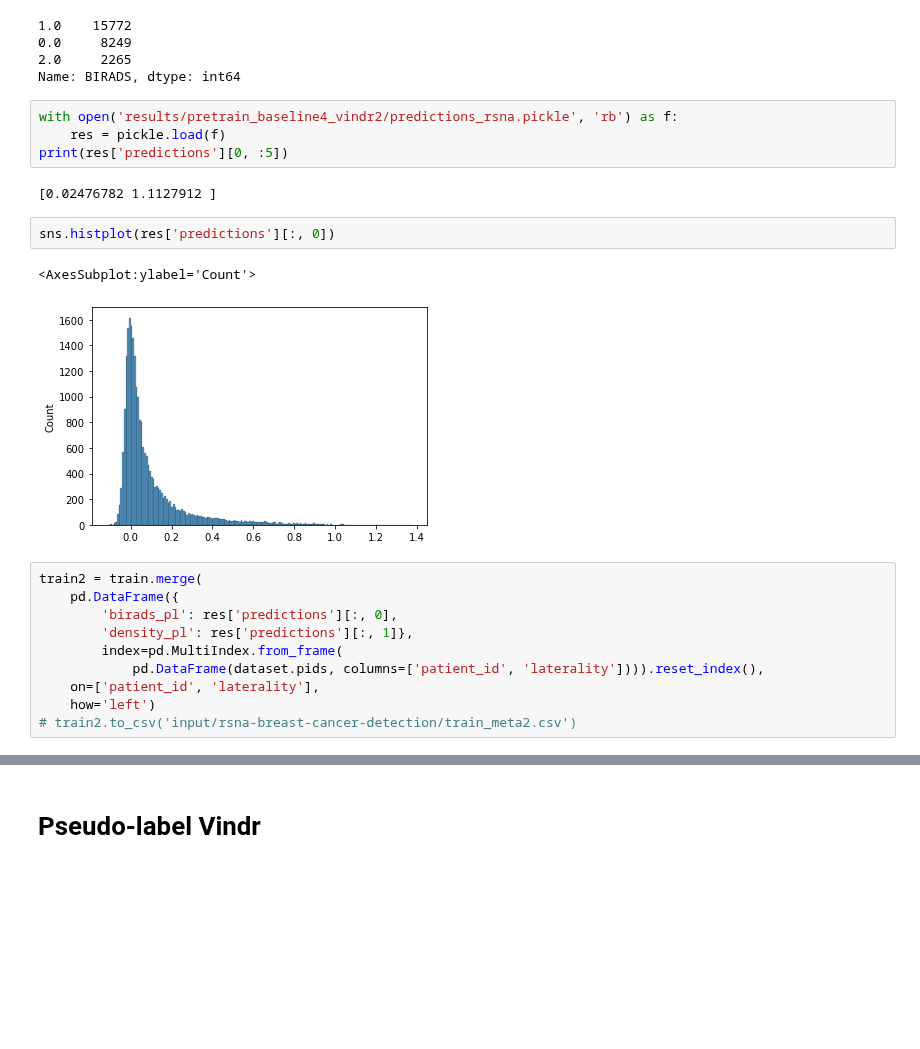
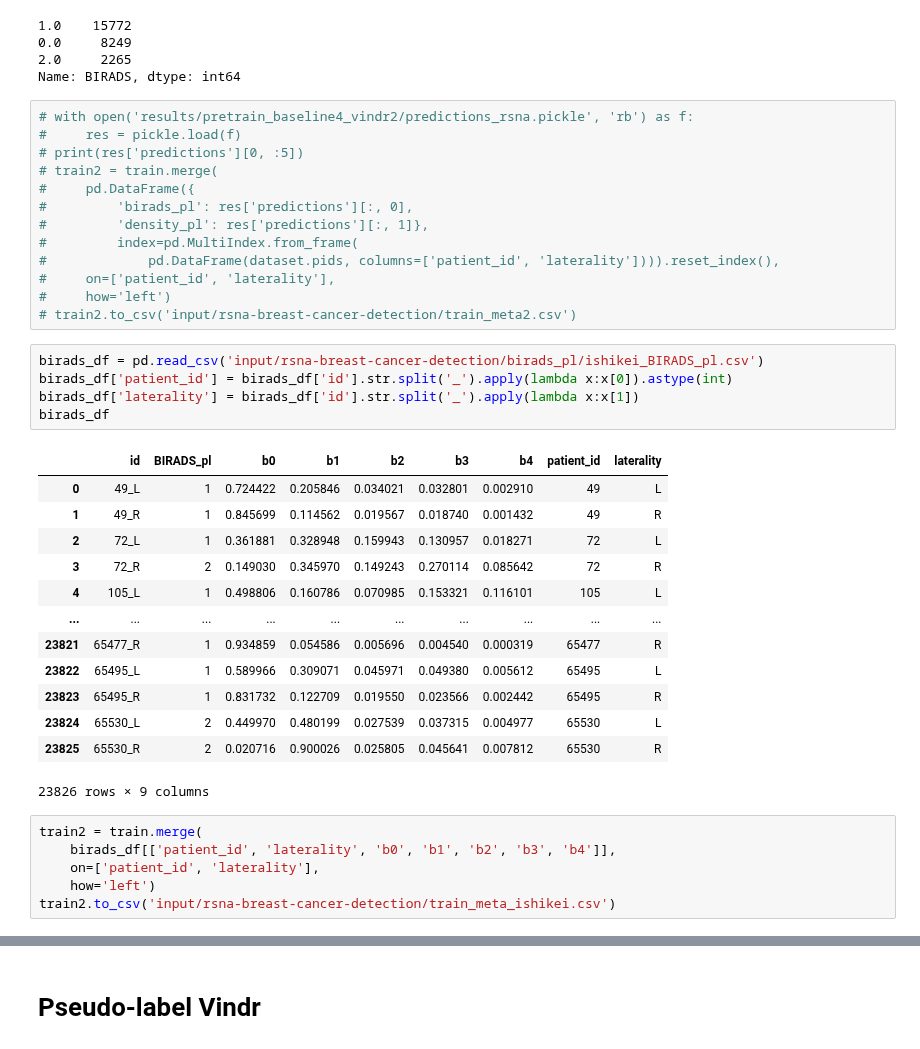
Before and after one commit to analokmaus/kaggle-rsna-breast-cancer, a Jupyter notebook: 02_external_data.ipynb, the cells around one changed output, grey strips where cells are left out. Saved outputs shown, nothing was run; the diff lists cells and outputs as text; blank space fills up the shorter version.

```diff
--- a/02_external_data.ipynb
+++ b/02_external_data.ipynb
@@ -213,25 +213,42 @@ train['BIRADS'].value_counts()
 0.0     8249
 2.0     2265
 Name: BIRADS, dtype: int64
-# %%
-with open('results/pretrain_baseline4_vindr2/predictions_rsna.pickle', 'rb') as f:
-    res = pickle.load(f)
-print(res['predictions'][0, :5])
-# %% [output]
-[0.02476782 1.1127912 ]
-# %%
-sns.histplot(res['predictions'][:, 0])
-# %% [output]
-<AxesSubplot:ylabel='Count'>
-[figure, removed]
 # %%
-train2 = train.merge(
-    pd.DataFrame({
-        'birads_pl': res['predictions'][:, 0],
-        'density_pl': res['predictions'][:, 1]},
-        index=pd.MultiIndex.from_frame(
-            pd.DataFrame(dataset.pids, columns=['patient_id', 'laterality']))).reset_index(),
-    on=['patient_id', 'laterality'],
-    how='left')
+# with open('results/pretrain_baseline4_vindr2/predictions_rsna.pickle', 'rb') as f:
+#     res = pickle.load(f)
+# print(res['predictions'][0, :5])
+# train2 = train.merge(
+#     pd.DataFrame({
+#         'birads_pl': res['predictions'][:, 0],
+#         'density_pl': res['predictions'][:, 1]},
+#         index=pd.MultiIndex.from_frame(
+#             pd.DataFrame(dataset.pids, columns=['patient_id', 'laterality']))).reset_index(),
+#     on=['patient_id', 'laterality'],
+#     how='left')
 # train2.to_csv('input/rsna-breast-cancer-detection/train_meta2.csv')
+# %%
+birads_df = pd.read_csv('input/rsna-breast-cancer-detection/birads_pl/ishikei_BIRADS_pl.csv')
+birads_df['patient_id'] = birads_df['id'].str.split('_').apply(lambda x:x[0]).astype(int)
+birads_df['laterality'] = birads_df['id'].str.split('_').apply(lambda x:x[1])
+birads_df
+# %% [output]
+|  | id | BIRADS_pl | b0 | b1 | b2 | b3 | b4 | patient_id | laterality |
+| 0 | 49_L | 1 | 0.724422 | 0.205846 | 0.034021 | 0.032801 | 0.002910 | 49 | L |
+| 1 | 49_R | 1 | 0.845699 | 0.114562 | 0.019567 | 0.018740 | 0.001432 | 49 | R |
+| 2 | 72_L | 1 | 0.361881 | 0.328948 | 0.159943 | 0.130957 | 0.018271 | 72 | L |
+| 3 | 72_R | 2 | 0.149030 | 0.345970 | 0.149243 | 0.270114 | 0.085642 | 72 | R |
+| 4 | 105_L | 1 | 0.498806 | 0.160786 | 0.070985 | 0.153321 | 0.116101 | 105 | L |
+| ... | ... | ... | ... | ... | ... | ... | ... | ... | ... |
+| 23821 | 65477_R | 1 | 0.934859 | 0.054586 | 0.005696 | 0.004540 | 0.000319 | 65477 | R |
+| 23822 | 65495_L | 1 | 0.589966 | 0.309071 | 0.045971 | 0.049380 | 0.005612 | 65495 | L |
+| 23823 | 65495_R | 1 | 0.831732 | 0.122709 | 0.019550 | 0.023566 | 0.002442 | 65495 | R |
+| 23824 | 65530_L | 2 | 0.449970 | 0.480199 | 0.027539 | 0.037315 | 0.004977 | 65530 | L |
+| 23825 | 65530_R | 2 | 0.020716 | 0.900026 | 0.025805 | 0.045641 | 0.007812 | 65530 | R |
+23826 rows × 9 columns
+# %%
+train2 = train.merge(
+    birads_df[['patient_id', 'laterality', 'b0', 'b1', 'b2', 'b3', 'b4']],
+    on=['patient_id', 'laterality'],
+    how='left')
+train2.to_csv('input/rsna-breast-cancer-detection/train_meta_ishikei.csv')
 # %%
```
Also changed, not shown: parts of 2 cells of this notebook, 8 other files.
